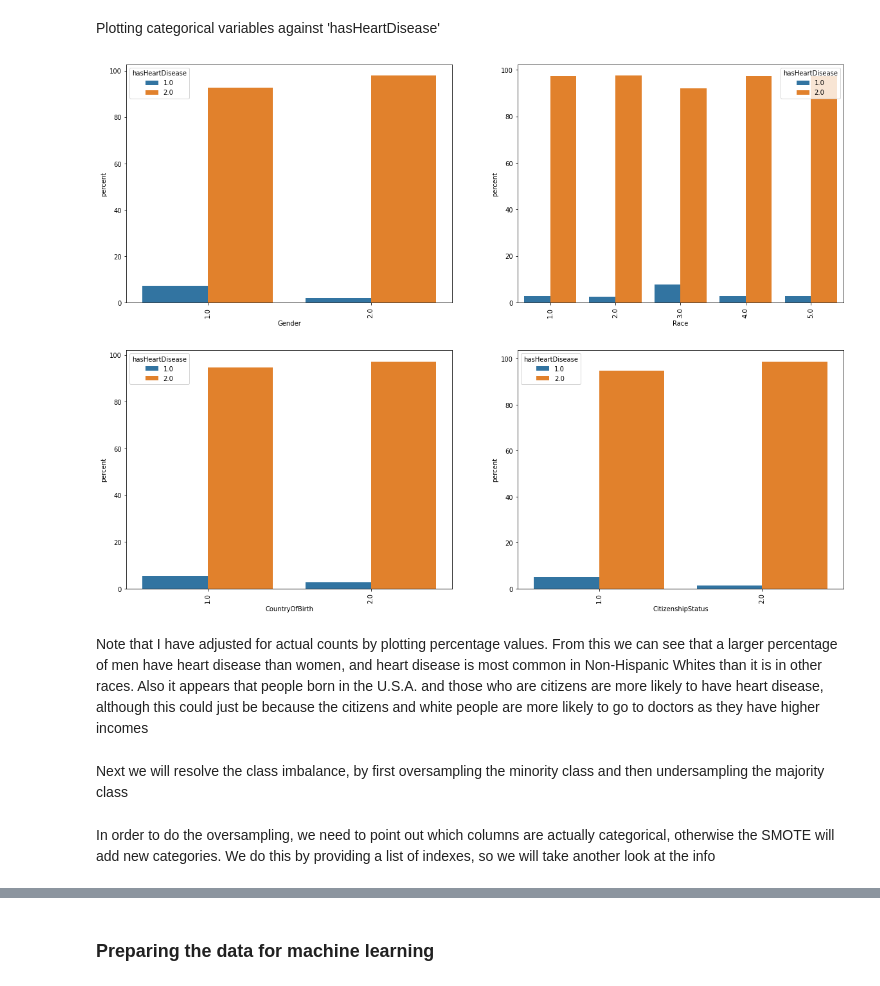
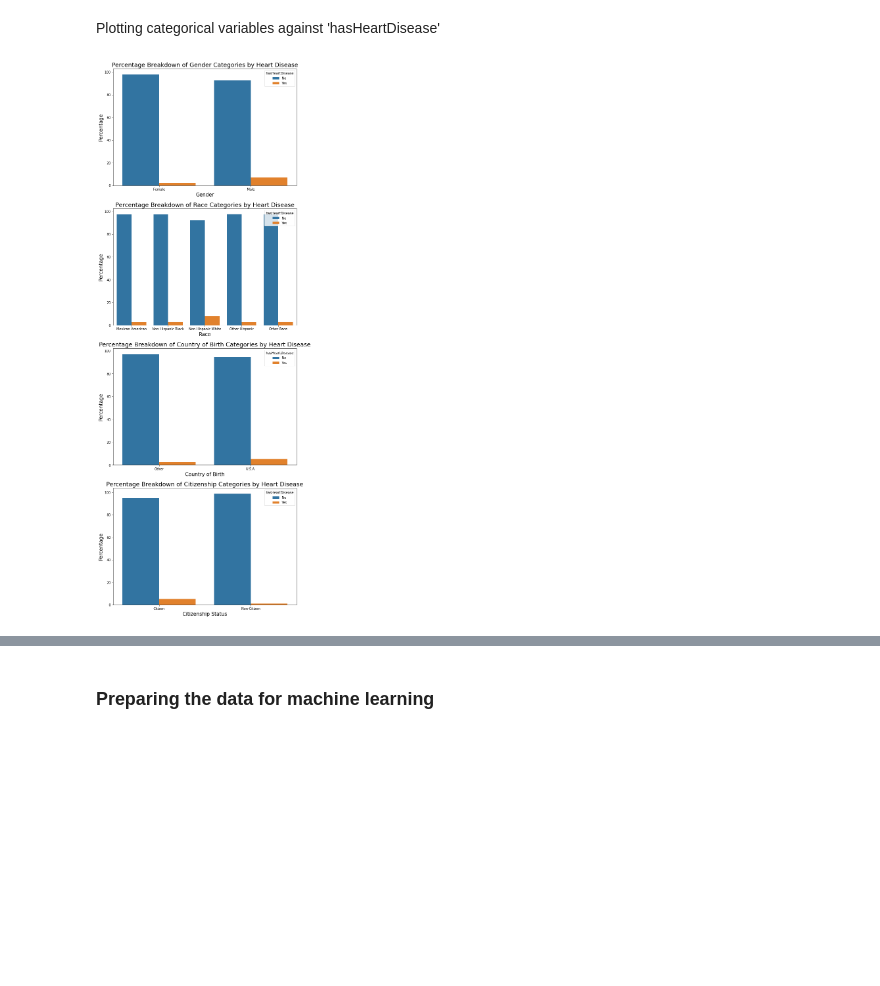
Before and after one commit to DMarshallDeveloper/HeartDiseaseClassifier, a Jupyter notebook: DATA301ProjectPhase2.ipynb, the cells around one changed output, grey strips where cells are left out. Cells and saved outputs as stored; diff of their text form; code cells hidden in the pictures; blank space fills up the shorter version.

```diff
--- a/DATA301ProjectPhase2.ipynb
+++ b/DATA301ProjectPhase2.ipynb
@@ -224,7 +226,7 @@ Index(['SEQN', 'RIAGENDR', 'RIDAGEYR', 'RIDRETH1', 'DMDBORN4', 'DMDCITZN',
 # %% [markdown]
 Finally we will rename the variables in this dataset too so that they are clearer to understand
 # %%
-demographics_short2.columns = ['SEQN', 'Gender', 'Age', 'Race', 'CountryOfBirth', 'CitizenshipStatus', 'FamilySize', 'AnnualHouseholdIncome', 'AnnualFamilyIncome', 'FamilyIncomePovertyRatio']
+demographics_short2.columns = ['SEQN', 'Gender', 'Age', 'Race', 'CountryOfBirth', 'CitizenshipStatus', 'FamilySize', 'FamilyIncomePovertyRatio']
 demographics_short2.head()
 # %% [output]
 |  | SEQN | Gender | Age | Race | CountryOfBirth | CitizenshipStatus | FamilySize | ... |
@@ -421 +425,8 @@ Name: CitizenshipStatus, dtype: int64
+# %%
+joined_dataset7 = joined_dataset6.copy()
+joined_dataset7['Gender'] = joined_dataset6['Gender'].replace([1, 2],['Male', 'Female'])
+joined_dataset7['Race'] = joined_dataset6['Race'].replace([1, 2, 3, 4, 5],['Mexican American', 'Other Hispanic', 'Non-Hispanic White', 'Non-Hispanic Black', 'Other Race'])
+joined_dataset7['CountryOfBirth'] = joined_dataset6['CountryOfBirth'].replace([1, 2],['U.S.A.', 'Other'])
+joined_dataset7['CitizenshipStatus'] = joined_dataset6['CitizenshipStatus'].replace([1, 2],['Citizen', 'Non-Citizen'])
+joined_dataset7['hasHeartDisease'] = joined_dataset6['hasHeartDisease'].replace([1, 2],['Yes', 'No'])
 # %% [markdown]
@@ -478,7 +527,23 @@ for variable, subplot in zip(categorical, ax.flatten()):
 # %% [markdown]
 The gender looks fairly evenly split, with slightly more women than men taking part in the survey. We can see on the race graph that Non-Hispanic Whites (Category 3) make up the largest section of the survey, with Mexican Americans (1) and Other Hispanic (2) making up the smallest respective parts of the survey response group. The vast majority of those surveyed were born in the U.S.A., and an even larger proportion are U.S. citizens, suggesting that some of the people born in different countries gained U.S. citizenship
 # %%
-fig, ax = plt.subplots(3, 4, figsize=(20, 15))
+titles = ['Distribution of Weight by Incidence of Heart Disease',
+          'Distribution of Height by Incidence of Heart Disease',
+          'Distribution of BMI by Incidence of Heart Disease',
+          'Distribution of Average Diastolic Pressure by Incidence of Heart Disease',
+          'Distribution of Average Systolic Pressure by Incidence of Heart Disease',
+          'Distribution of Pulse Rate (BPM) by Incidence of Heart Disease',
+          'Distribution of Age by Incidence of Heart Disease',
+          'Distribution of Family Size by Incidence of Heart Disease',
+          'Distribution of Family Income Poverty Ratio by Incidence of Heart Disease']
+y_labels = ['Weight (kg)', 'Height (cm)', 'BMI', 'Average Diastolic Pressure (mmHg)',
+            'Average Systolic Pressure (mmHg)', 'Pulse Rate (BPM)', 'Age (Years)', 'Family Size', 'Family Income Poverty Ratio']
+i = 0
+fig, ax = plt.subplots(5, 2, figsize=(20, 40))
 for var, subplot in zip(numerical, ax.flatten()):
-    sns.boxplot(x='hasHeartDisease', y=var, data=joined_dataset6, ax=subplot)
+    axes = sns.boxplot(x='hasHeartDisease', y=var, data=joined_dataset7, ax=subplot)
+    axes.set_title(titles[i], size=18, wrap = True)
+    axes.set_xlabel('Has Heart Disease', size = 15)
+    axes.set_ylabel(y_labels[i], size = 15)
+    i = i + 1
 # %% [output]
@@ -488,24 +553,28 @@ Here is the really interesting data, comparing the numerical categories against
 # %% [markdown]
 Plotting categorical variables against 'hasHeartDisease'
 # %%
-fig, ax = plt.subplots(2, 2, figsize=(20, 15))
+titles = ['Percentage Breakdown of Gender Categories by Heart Disease',
+          'Percentage Breakdown of Race Categories by Heart Disease',
+          'Percentage Breakdown of Country of Birth Categories by Heart Disease',
+          'Percentage Breakdown of Citizenship Categories by Heart Disease']
+x_labels = ['Gender', 'Race', 'Country of Birth', 'Citizenship Status']
+i = 0
+fig, ax = plt.subplots(4, 1, figsize=(10, 30))
 y = 'hasHeartDisease'
 for variable, subplot in zip(categorical, ax.flatten()):
     x = variable
-    (joined_dataset6
+    (joined_dataset7
     .groupby(x)[y]
     .value_counts(normalize=True)
     .mul(100)
     .rename('percent')
     .reset_index()
     .pipe((sns.barplot,'data'), x=x,y='percent',hue=y, ax=subplot))
+    subplot.set_title(titles[i], size=18, wrap = True)
+    subplot.set_xlabel(x_labels[i], size = 15)
+    subplot.set_ylabel("Percentage", size = 15)
+    i = i + 1
     for label in subplot.get_xticklabels():
-        label.set_rotation(90)
+        label.set_rotation(0)
 # %% [output]
-[figure, old version]
+[figure, new version]
-# %% [markdown]
-Note that I have adjusted for actual counts by plotting percentage values. From this we can see that a larger percentage of men have heart disease than women, and heart disease is most common in Non-Hispanic Whites than it is in other races. Also it appears that people born in the U.S.A. and those who are citizens are more likely to have heart disease, although this could just be because the citizens and white people are more likely to go to doctors as they have higher incomes
-# %% [markdown]
-Next we will resolve the class imbalance, by first oversampling the minority class and then undersampling the majority class
-# %% [markdown]
-In order to do the oversampling, we need to point out which columns are actually categorical, otherwise the SMOTE will add new categories. We do this by providing a list of indexes, so we will take another look at the info
```
Also changed, not shown: parts of 48 cells of this notebook.
